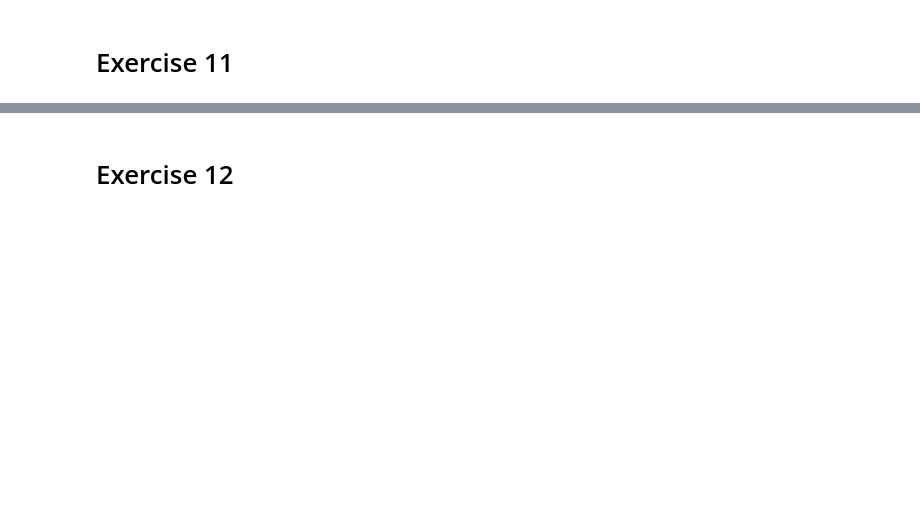
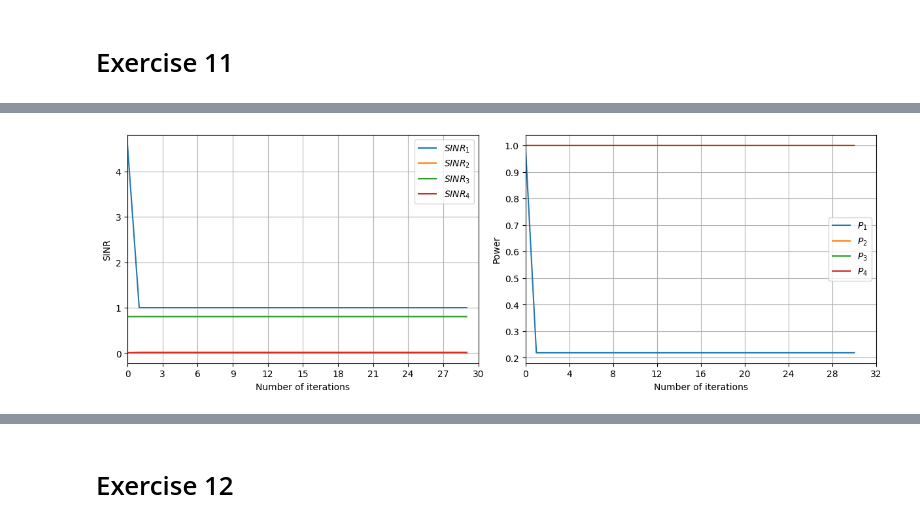
Before and after one commit to marianamf0/wireless_system, a Jupyter notebook: exercise_10.ipynb, the cells around one changed output, grey strips where cells are left out. Saved outputs shown, nothing was run; the diff lists cells and outputs as text; code cells hidden in the pictures; blank space fills up the shorter version.

```diff
--- a/exercise_10.ipynb
+++ b/exercise_10.ipynb
@@ -305,0 +41,6 @@ Energy Efficiency: 348804050.708093 bits/J
+# %%
+sinr_nl, power_nl = power_control_dpc(scenario_type="Noise-limited", target_sinr=1, pmax=1, pmin=1e-3, number_of_iterations = 30)
+
+graf_sinr_and_power(number_ue = 4, value_sinr=sinr_nl, value_power=power_nl)
+# %% [output]
+[figure, added]
```
Also changed, not shown: parts of 60 cells of this notebook, 2 other files.
